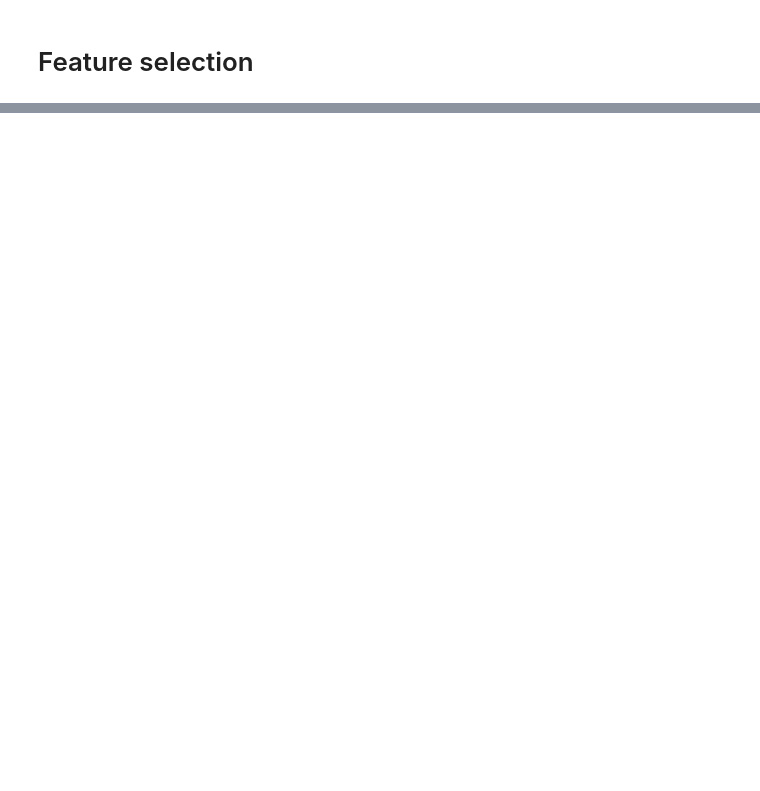
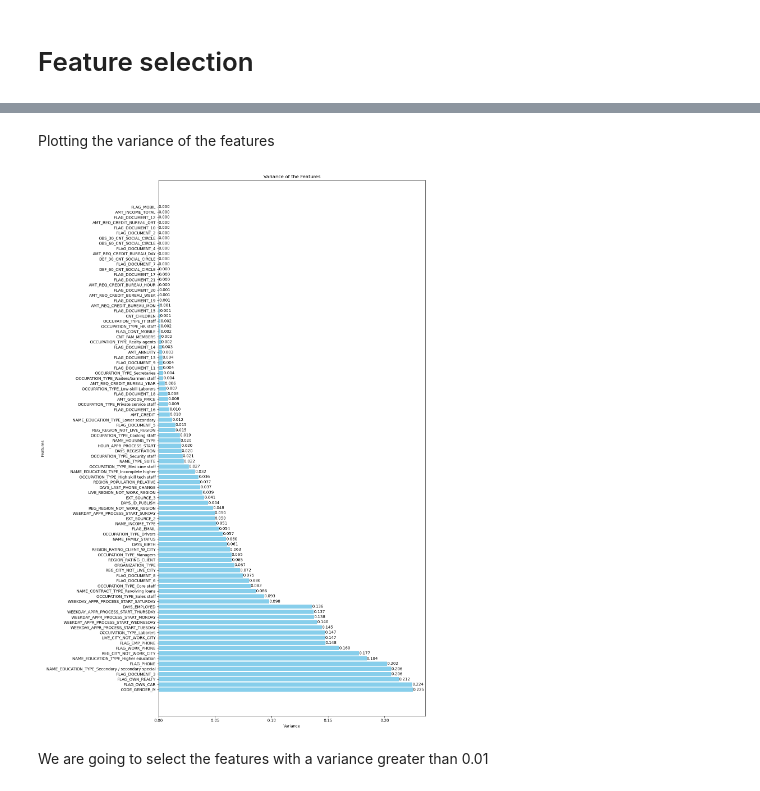
Before and after one commit to aitordiezUD/Default-Risk, a Jupyter notebook: notebooks/02_feature_selection.ipynb, the cells around one changed output, grey strips where cells are left out. Cells and saved outputs as stored; diff of their text form; code cells hidden in the pictures; blank space fills up the shorter version.

Commit message:
Feature Selection

```diff
--- a/notebooks/02_feature_selection.ipynb
+++ b/notebooks/02_feature_selection.ipynb
@@ -68,0 +97,6 @@ print(x_test_pca_df.head())
+# %%
+df = pd.read_parquet('../data/processed/imputed_df.parquet')
+df = df.drop(['NAME_CONTRACT_TYPE_Revolving loans', 'CODE_GENDER_M'], axis=1)
+df = df.dropna(subset=['target'])
+df = df.reset_index(drop=True)
+df.head()
@@ -96,0 +136,16 @@ Index(['NAME_EDUCATION_TYPE', 'DAYS_BIRTH', 'DAYS_EMPLOYED',
+# %%
+# Scale the features, using MinMaxScaler
+scaler = MinMaxScaler()
+scaled_X = scaler.fit_transform(X)
+
+# Calculate the variance of each feature
+variances = scaled_X.var(axis=0)
+
+# Sort the variances in descending order
+sorted_indices = np.argsort(-variances)
+sorted_variances = variances[sorted_indices]
+sorted_columns = X.columns[sorted_indices]
+
+# Print the sorted variances
+for col, var in zip(sorted_columns, sorted_variances):
+    print(f"{col}: {var}")
@@ -96,0 +170,25 @@ Index(['NAME_EDUCATION_TYPE', 'DAYS_BIRTH', 'DAYS_EMPLOYED',
+# %% [markdown]
+Plotting the variance of the features
+# %%
+import matplotlib.pyplot as plt
+
+top_variances = sorted_variances
+top_columns = sorted_columns
+
+plt.figure(figsize=(14, 20))
+bars = plt.barh(top_columns, top_variances, color='skyblue')
+plt.xlabel('Variance')
+plt.ylabel('Features')
+plt.title(f'Variance of the Features')
+
+for bar in bars:
+    plt.text(bar.get_width(), bar.get_y() + bar.get_height() / 2,
+             f'{bar.get_width():.3f}',
+             va='center', ha='left', fontsize=10)
+
+plt.tight_layout()
+plt.show()
+# %% [output]
+[figure, added]
+# %% [markdown]
+We are going to select the features with a variance greater than 0.01
```
Also changed, not shown: parts of 26 cells of this notebook, 1 other file.
